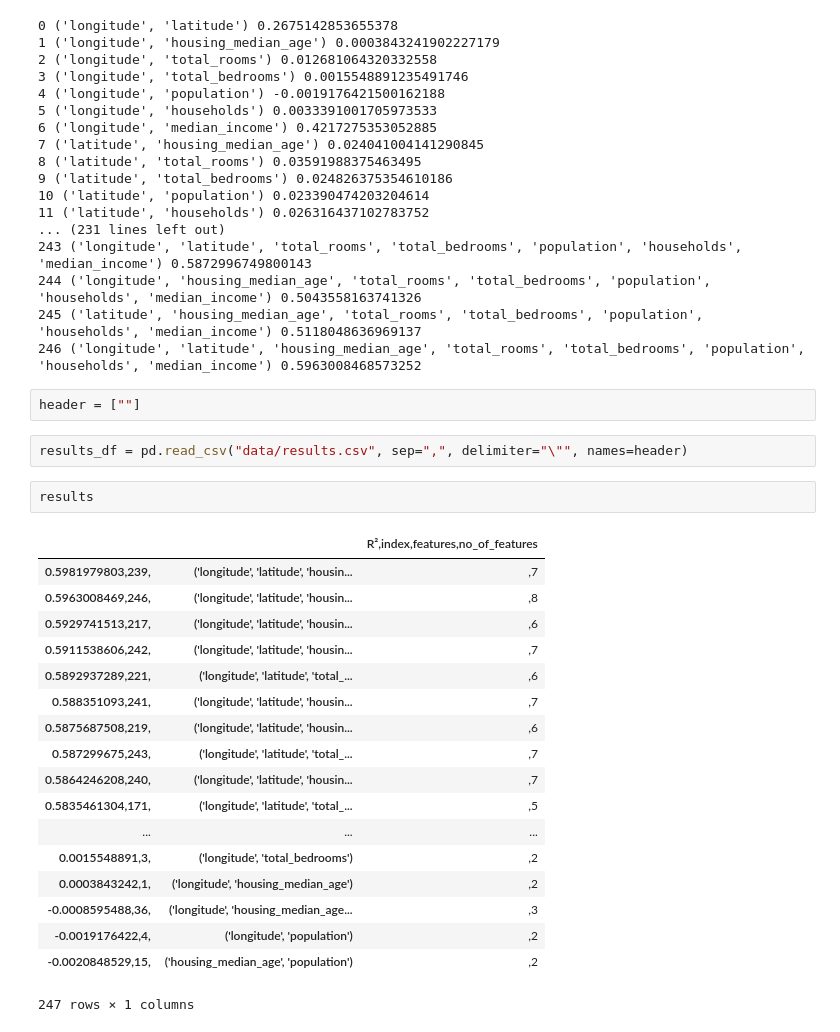
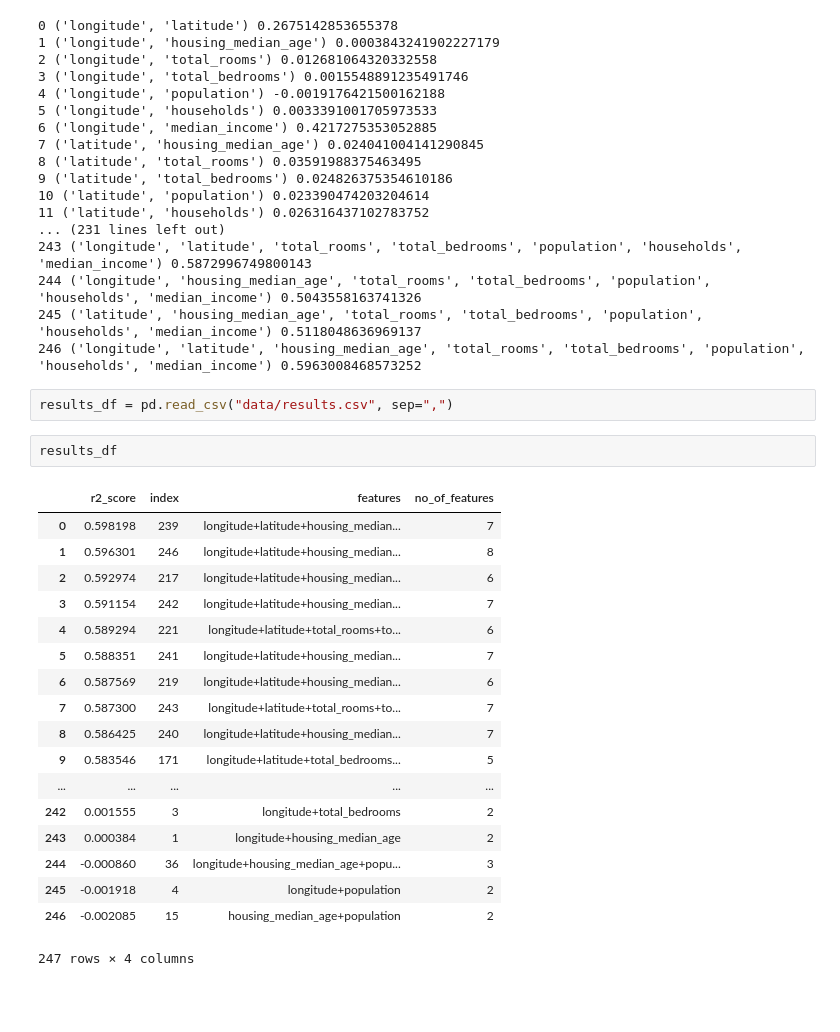
Before and after one commit to marianoju/neuefische, a Jupyter notebook: Multi-Dimensional Linear Regression - Analysis.ipynb, the cells around one changed output. Drawn from its saved outputs; the diff is of its cells as text; blank space fills up the shorter version.

```diff
--- a/Multi-Dimensional Linear Regression - Analysis.ipynb
+++ b/Multi-Dimensional Linear Regression - Analysis.ipynb
@@ -273,28 +273,26 @@ for index, features in enumerate(combinations):
 244 ('longitude', 'housing_median_age', 'total_rooms', 'total_bedrooms', 'population', 'households', 'median_income') 0.5043558163741326
 245 ('latitude', 'housing_median_age', 'total_rooms', 'total_bedrooms', 'population', 'households', 'median_income') 0.5118048636969137
 246 ('longitude', 'latitude', 'housing_median_age', 'total_rooms', 'total_bedrooms', 'population', 'households', 'median_income') 0.5963008468573252
-# %%
-header = [""]
 # %%
-results_df = pd.read_csv("data/results.csv", sep=",", delimiter="\"", names=header)
+results_df = pd.read_csv("data/results.csv", sep=",")
-# %%
-results
-# %% [output]
-|  |  | R²,index,features,no_of_features |
-| 0.5981979803,239, | ('longitude', 'latitude', 'housin... | ,7 |
-| 0.5963008469,246, | ('longitude', 'latitude', 'housin... | ,8 |
-| 0.5929741513,217, | ('longitude', 'latitude', 'housin... | ,6 |
-| 0.5911538606,242, | ('longitude', 'latitude', 'housin... | ,7 |
-| 0.5892937289,221, | ('longitude', 'latitude', 'total_... | ,6 |
-| 0.588351093,241, | ('longitude', 'latitude', 'housin... | ,7 |
-| 0.5875687508,219, | ('longitude', 'latitude', 'housin... | ,6 |
-| 0.587299675,243, | ('longitude', 'latitude', 'total_... | ,7 |
-| 0.5864246208,240, | ('longitude', 'latitude', 'housin... | ,7 |
-| 0.5835461304,171, | ('longitude', 'latitude', 'total_... | ,5 |
-| ... | ... | ... |
-| 0.0015548891,3, | ('longitude', 'total_bedrooms') | ,2 |
-| 0.0003843242,1, | ('longitude', 'housing_median_age') | ,2 |
-| -0.0008595488,36, | ('longitude', 'housing_median_age... | ,3 |
-| -0.0019176422,4, | ('longitude', 'population') | ,2 |
-| -0.0020848529,15, | ('housing_median_age', 'population') | ,2 |
-247 rows × 1 columns
+# %%
+results_df
+# %% [output]
+|  | r2_score | index | features | no_of_features |
+| 0 | 0.598198 | 239 | longitude+latitude+housing_median... | 7 |
+| 1 | 0.596301 | 246 | longitude+latitude+housing_median... | 8 |
+| 2 | 0.592974 | 217 | longitude+latitude+housing_median... | 6 |
+| 3 | 0.591154 | 242 | longitude+latitude+housing_median... | 7 |
+| 4 | 0.589294 | 221 | longitude+latitude+total_rooms+to... | 6 |
+| 5 | 0.588351 | 241 | longitude+latitude+housing_median... | 7 |
+| 6 | 0.587569 | 219 | longitude+latitude+housing_median... | 6 |
+| 7 | 0.587300 | 243 | longitude+latitude+total_rooms+to... | 7 |
+| 8 | 0.586425 | 240 | longitude+latitude+housing_median... | 7 |
+| 9 | 0.583546 | 171 | longitude+latitude+total_bedrooms... | 5 |
+| ... | ... | ... | ... | ... |
+| 242 | 0.001555 | 3 | longitude+total_bedrooms | 2 |
+| 243 | 0.000384 | 1 | longitude+housing_median_age | 2 |
+| 244 | -0.000860 | 36 | longitude+housing_median_age+popu... | 3 |
+| 245 | -0.001918 | 4 | longitude+population | 2 |
+| 246 | -0.002085 | 15 | housing_median_age+population | 2 |
+247 rows × 4 columns
```
Also changed, not shown: parts of 2 cells of this notebook.
